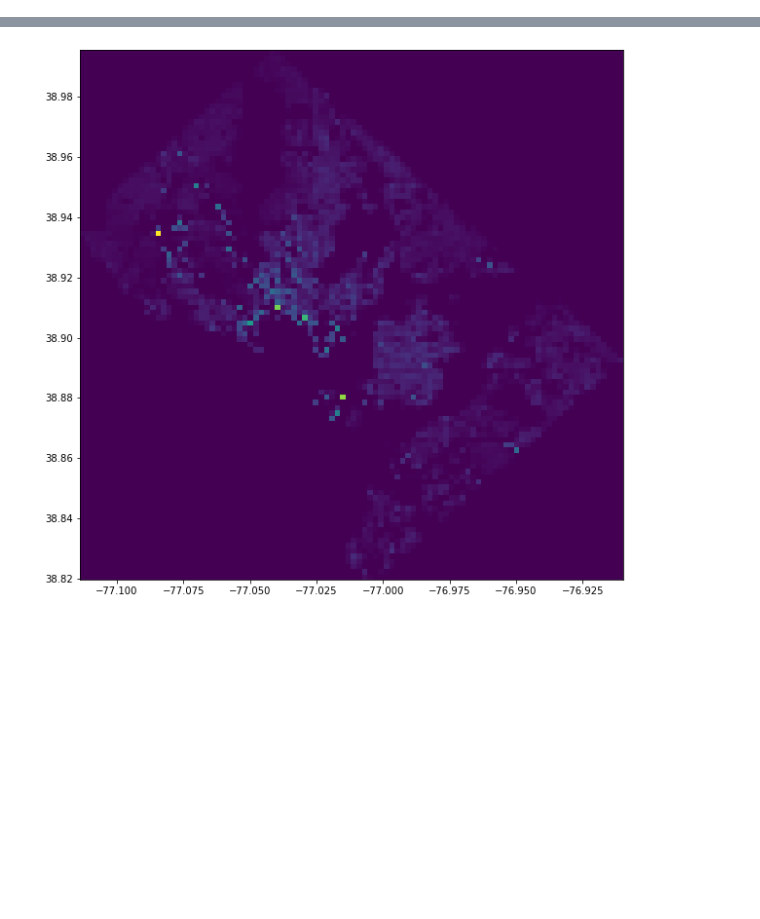
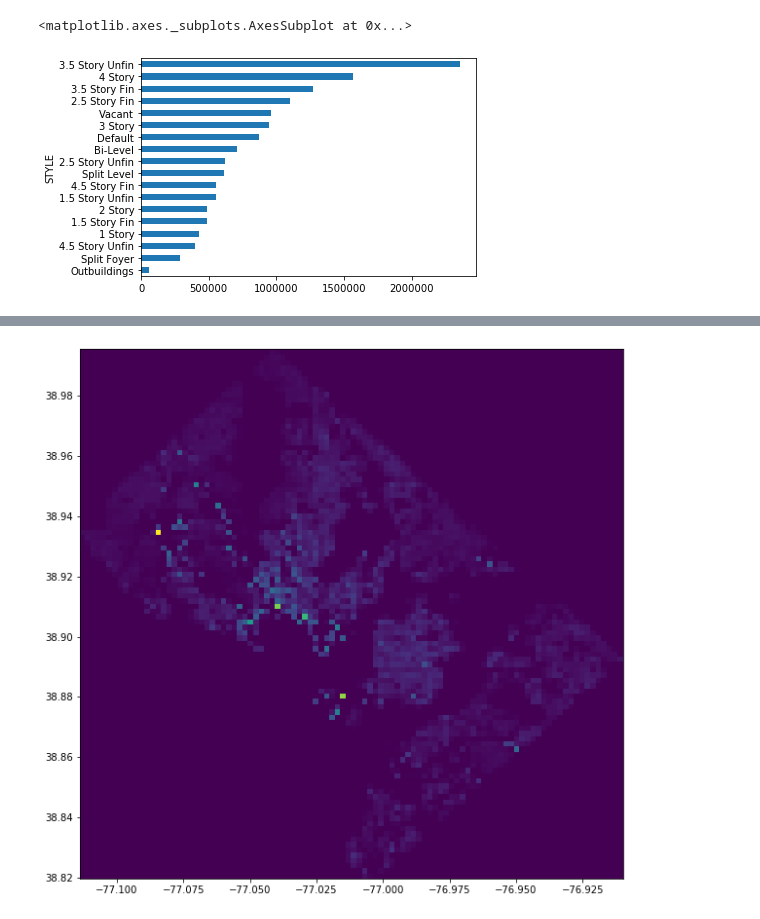
Before and after one commit to goh12/socialdataanalysis2020-finalproject, a Jupyter notebook: Exploratory/Untitled.ipynb, the cells around one changed output, grey strips where cells are left out. Cells and saved outputs as stored; diff of their text form; code cells hidden in the pictures; blank space fills up the shorter version.

```diff
--- a/Exploratory/Untitled.ipynb
+++ b/Exploratory/Untitled.ipynb
@@ -7,0 +161,5 @@ df = pd.read_csv('../Data/DC_Properties.csv')
+# %%
+df.groupby(['STYLE']).mean().PRICE.sort_values().plot(kind='barh')
+# %% [output]
+<matplotlib.axes._subplots.AxesSubplot at 0x...>
+[figure, added]
```
Also changed, not shown: parts of 71 cells of this notebook, 1 other file.
